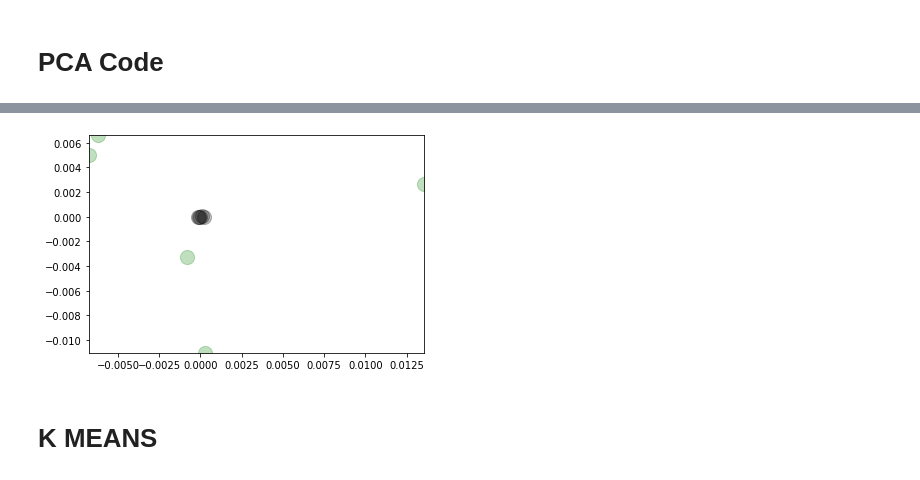
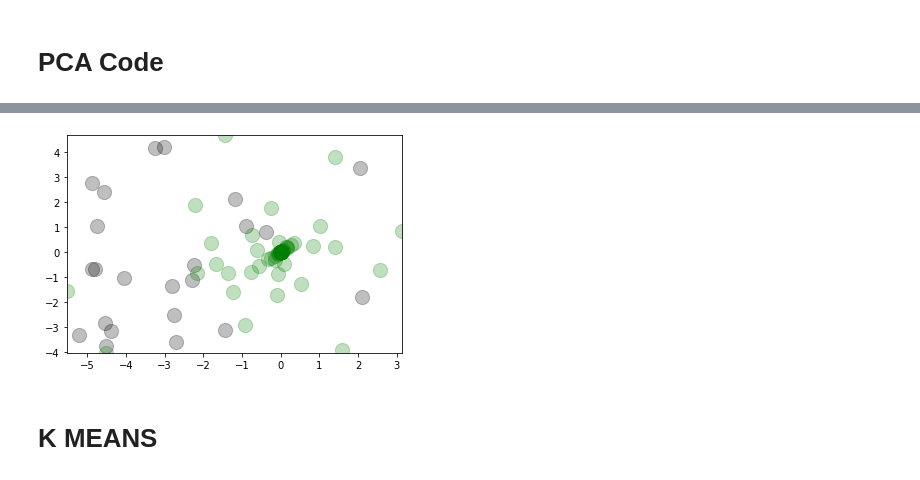
Before and after one commit to lbeitzel/DIC-A1, a Jupyter notebook: Assignment1.ipynb, the cells around one changed output, grey strips where cells are left out. Saved outputs shown, nothing was run; the diff lists cells and outputs as text; code cells hidden in the pictures.

```diff
--- a/Assignment1.ipynb
+++ b/Assignment1.ipynb
@@ -819,18 +819,18 @@ def PCA(X_train,N):
     sd = np.std(center_X, axis=0)
     Z = center_X / sd
 
-    print("Z\n", Z)
+#     print("Z\n", Z)
 
     #2) Find the covariance matrix of Z (Zt*Z)
     cov = np.cov(Z)
-    print("Cov\n", cov)
+#     print("Cov\n", cov)
 
 
     #3) Using eigendecomposition, decompose (Zt*Z) into PDP^-1
     #Where P = matrix of eigenvectors, D = vector of eigenvalues which corresponds to P
     e_vals, e_vects = np.linalg.eig(cov)
-    print("E Vals\n", e_vals)
-    display("E Vects\n", e_vects)
+#     print("E Vals\n", e_vals)
+#     display("E Vects\n", e_vects)
 
 
     #4) Sort the eigenvectors by their corresponding eigenvalues from largest to smallest (call new matrix P*)
@@ -843,10 +843,14 @@ def PCA(X_train,N):
     #5) Calculate Z* = ZP* (new matrix Z* is a centered/standardized version of X's principle components)
     #Eigenvectors are the directions, Eigenvalues are the magnitudes/importance
 
-    print("P star\n", P_star)
+#     print("P star\n", P_star)
 
-    Z_star = Z @ P_star
+#     display(Z)
+#     display(P_star)
 
+    Z_star = np.transpose(Z) @ P_star
+
+    Z_star = np.transpose(Z_star)
 
     #6) Determine the top N features to keep
     topN = Z_star[:, :N]
@@ -854,9 +858,9 @@ def PCA(X_train,N):
 # %%
 #Verify acccuracy with sklearn PCA
 
-X_train = training[0:5, 0:4]
+X_train = training[0:100, 0:48]
 # display(X_train)
-N = 2
+N = 10
 # %%
 #My PCA Implementation
 
@@ -937,13 +922,13 @@ array([[ 2.19795133e-04,  1.35643687e-05],
 import matplotlib.pyplot as plt
 # %%
 plt.scatter(reduced_dim[:, 0], reduced_dim[:, 1], color='black', s=200, alpha=0.25);
-topNFeatures = topNFeatures/100
+topNFeatures = topNFeatures
 # display(topNFeatures)
 plt.scatter(topNFeatures[:, 0], topNFeatures[:, 1], color='green', s=200, alpha=0.25);
 
 plt.axis([np.min(topNFeatures[:, 0]), np.max(topNFeatures[:, 0]), np.min(topNFeatures[:, 1]), np.max(topNFeatures[:, 1])]);
 # %% [output]
-[figure, old version]
+[figure, new version]
 # %% [markdown]
 # K MEANS
 # %%
```
Also changed, not shown: parts of 11 cells of this notebook.
